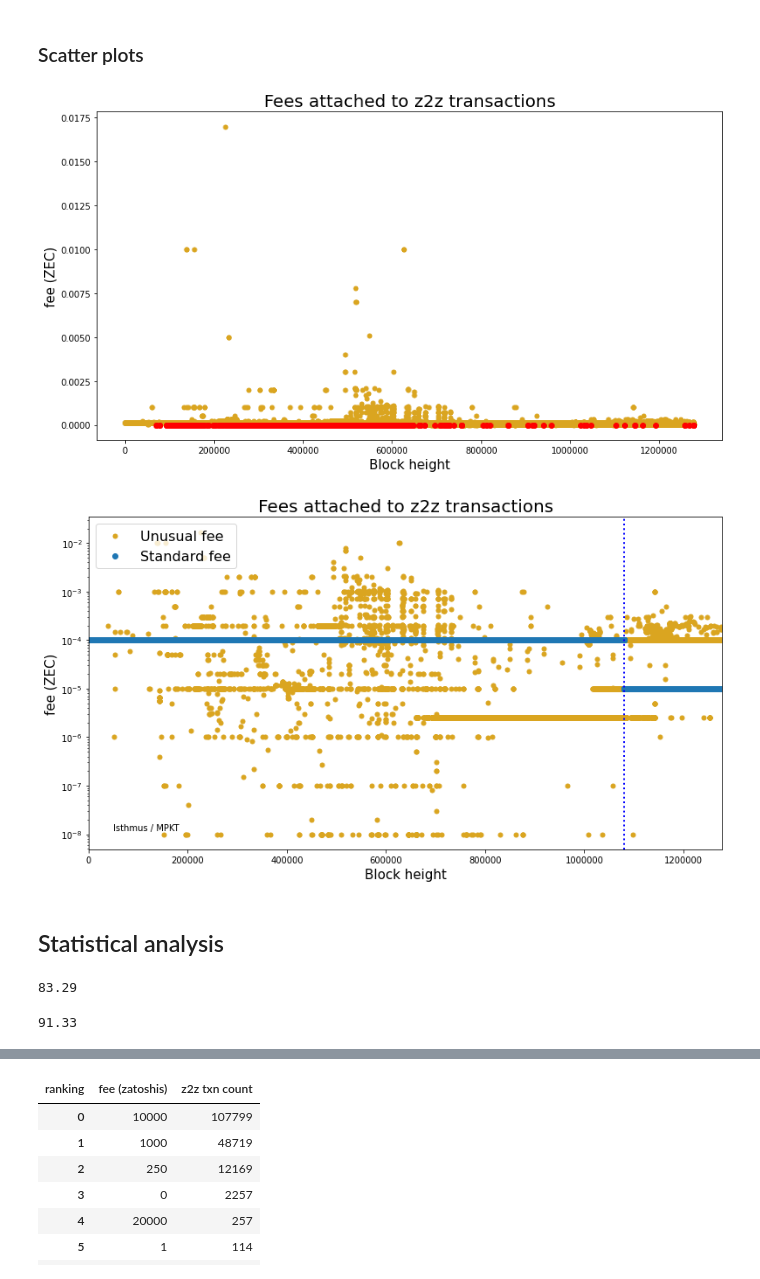
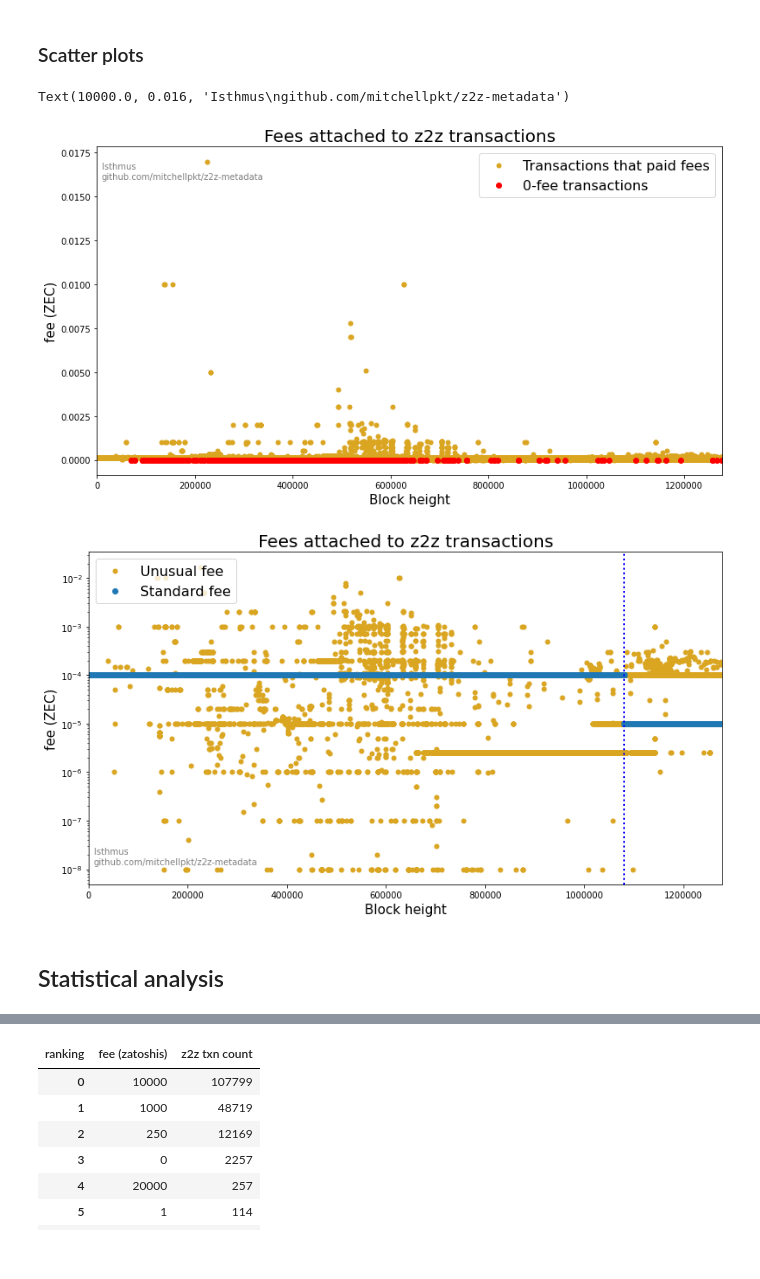
Before and after one commit to Mitchellpkt/z2z-metadata, a Jupyter notebook: analysis/analysis.ipynb, the cells around one changed output, grey strips where cells are left out. Saved outputs shown, nothing was run; the diff lists cells and outputs as text; code cells hidden in the pictures.

Commit message:
feature(viz): legends

```diff
--- a/analysis/analysis.ipynb
+++ b/analysis/analysis.ipynb
@@ -81,10 +81,14 @@ plt.axvline(x=0.0001, color='blue', linewidth=3);
 # %%
 f = isli.scatter(df['block_number'], df['fee_ZEC'], markersize=25, xlabel='Block height', ylabel='fee (ZEC)', markercolor='goldenrod',title='Fees attached to z2z transactions');
 zero_fees = df['fee'] == 0
 plt.scatter(df['block_number'][zero_fees], df['fee_ZEC'][zero_fees], color='r')
 plt.ticklabel_format(style='plain');
+plt.legend(('Transactions that paid fees', '0-fee transactions'), fontsize=16, loc='upper right');
+plt.xlim([0,max(df['block_number'])])
+plt.text(1e4, 0.016, "Isthmus\ngithub.com/mitchellpkt/z2z-metadata", color = 'gray')
 # %% [output]
+Text(10000.0, 0.016, 'Isthmus\ngithub.com/mitchellpkt/z2z-metadata')
-[figure, old version]
+[figure, new version]
 # %%
 isli.scatter(df['block_number'], df['fee_ZEC'], markersize=25, xlabel='Block height', ylabel='fee (ZEC)', markercolor='goldenrod', yscale='log', title='Fees attached to z2z transactions');
 standard_fees = df['standard_fee'] == True
@@ -92,22 +96,12 @@ plt.scatter(df['block_number'][standard_fees], df['fee_ZEC'][standard_fees])
 plt.xlim((0,max(df['block_number'])))
 plt.legend(('Unusual fee', 'Standard fee'), fontsize=16, loc='upper left')
 plt.ticklabel_format(style='plain', axis='x')
-plt.text(5e4, 1.2e-8, "Isthmus / MPKT")
+plt.text(1e4, 1.25e-8, "Isthmus\ngithub.com/mitchellpkt/z2z-metadata", color='gray')
 plt.axvline(x = transition_height, color='blue', linewidth=2, linestyle=':');
 # %% [output]
-[figure, old version]
+[figure, new version]
-# %% [markdown]
-## Statistical analysis
+# %% [markdown]
+## Statistical analysis
 # %%
 def fraction(df, value, fieldname = 'fee_ZEC'):
     return len(df[df[fieldname]==value])/len(df)
-# %%
-# Percentage of txns that used the standard fee?
-round(len(df[standard_fees])/len(df)*100,2)
-# %% [output]
-83.29
-# %%
-# Percentage of txns that used the standard fee since transition
-round(100*len(df[(df['block_number']>=transition_height) & (df['fee_ZEC']==new_fee)]) / len(df[(df['block_number']>=transition_height)]),2 )
-# %% [output]
-91.33
```
Also changed, not shown: parts of 10 cells of this notebook.
